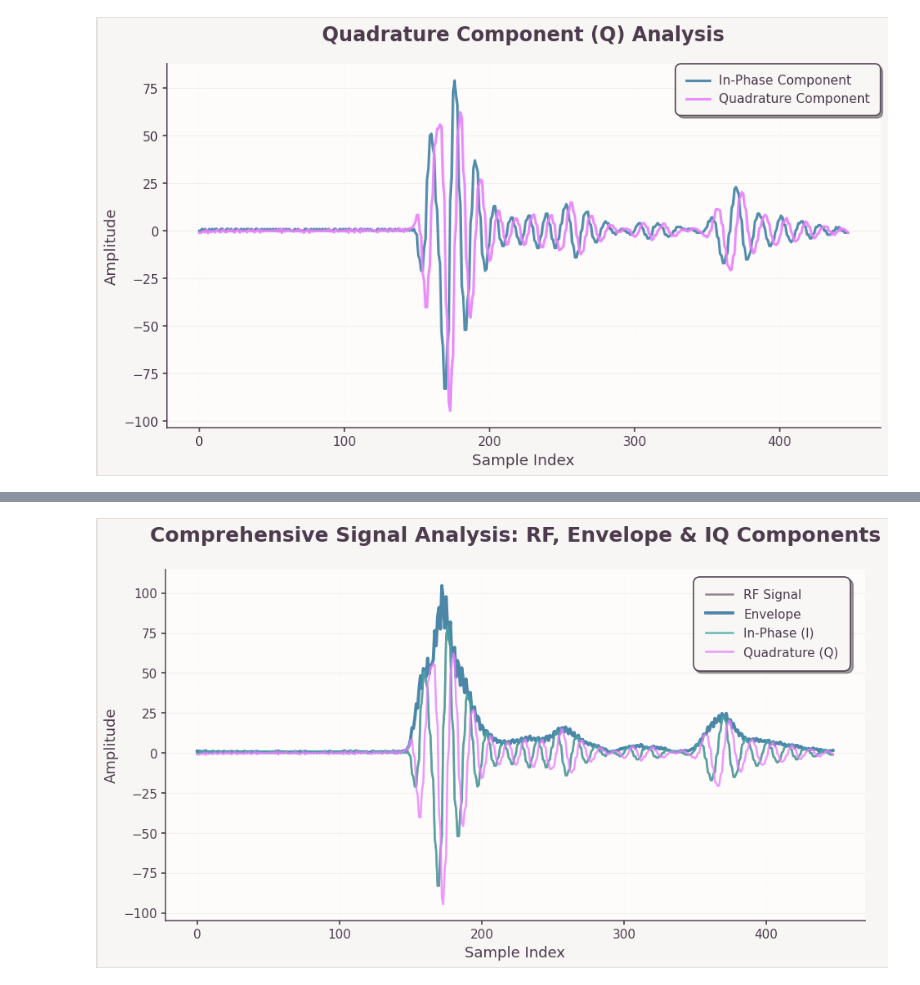
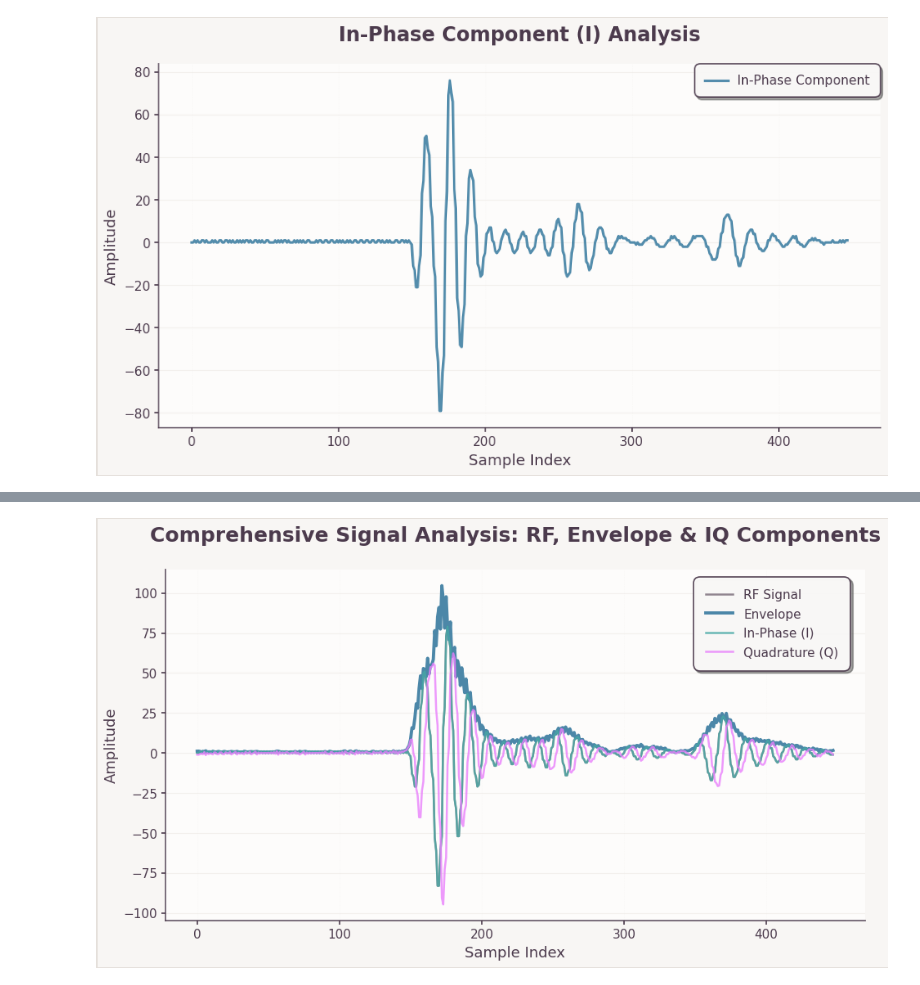
Before and after one commit to topeberti/UTvsXCT-preprocessing, a Jupyter notebook: produccion/signal/signal.ipynb, the cells around one changed output, grey strips where cells are left out. Drawn from its saved outputs; the diff is of its cells as text; code cells hidden in the pictures.

Commit message:
Production sample extractor ready

```diff
--- a/produccion/signal/signal.ipynb
+++ b/produccion/signal/signal.ipynb
@@ -102,19 +102,19 @@ plt.show()
 # %%
 # Enhanced in-phase component plot
 plt.figure(figsize=(10, 6))
 plt.plot(iq[0], label='In-Phase Component', color='#4281a4', linewidth=2.2, alpha=0.9)
 plt.title('In-Phase Component (I) Analysis', fontsize=17, color='#4c3b4d', pad=20, fontweight='semibold')
 plt.xlabel('Sample Index', fontsize=13, color='#4c3b4d', fontweight='medium')
 plt.ylabel('Amplitude', fontsize=13, color='#4c3b4d', fontweight='medium')
 plt.legend(frameon=True, fancybox=True, shadow=True)
 
-# Enhanced quadrature component plot
-plt.plot(iq[1], label='Quadrature Component', color='#e980fc', linewidth=2.2, alpha=0.9)
-plt.title('Quadrature Component (Q) Analysis', fontsize=17, color='#4c3b4d', pad=20, fontweight='semibold')
-plt.xlabel('Sample Index', fontsize=13, color='#4c3b4d', fontweight='medium')
-plt.ylabel('Amplitude', fontsize=13, color='#4c3b4d', fontweight='medium')
-plt.legend(frameon=True, fancybox=True, shadow=True)
+# # Enhanced quadrature component plot
+# plt.plot(iq[1], label='Quadrature Component', color='#e980fc', linewidth=2.2, alpha=0.9)
+# plt.title('Quadrature Component (Q) Analysis', fontsize=17, color='#4c3b4d', pad=20, fontweight='semibold')
+# plt.xlabel('Sample Index', fontsize=13, color='#4c3b4d', fontweight='medium')
+# plt.ylabel('Amplitude', fontsize=13, color='#4c3b4d', fontweight='medium')
+# plt.legend(frameon=True, fancybox=True, shadow=True)
 apply_plot_theme()
 plt.show()
 # %% [output]
-[figure, old version]
+[figure, new version]
```
Also changed, not shown: parts of 3 cells of this notebook, 3 other files.
